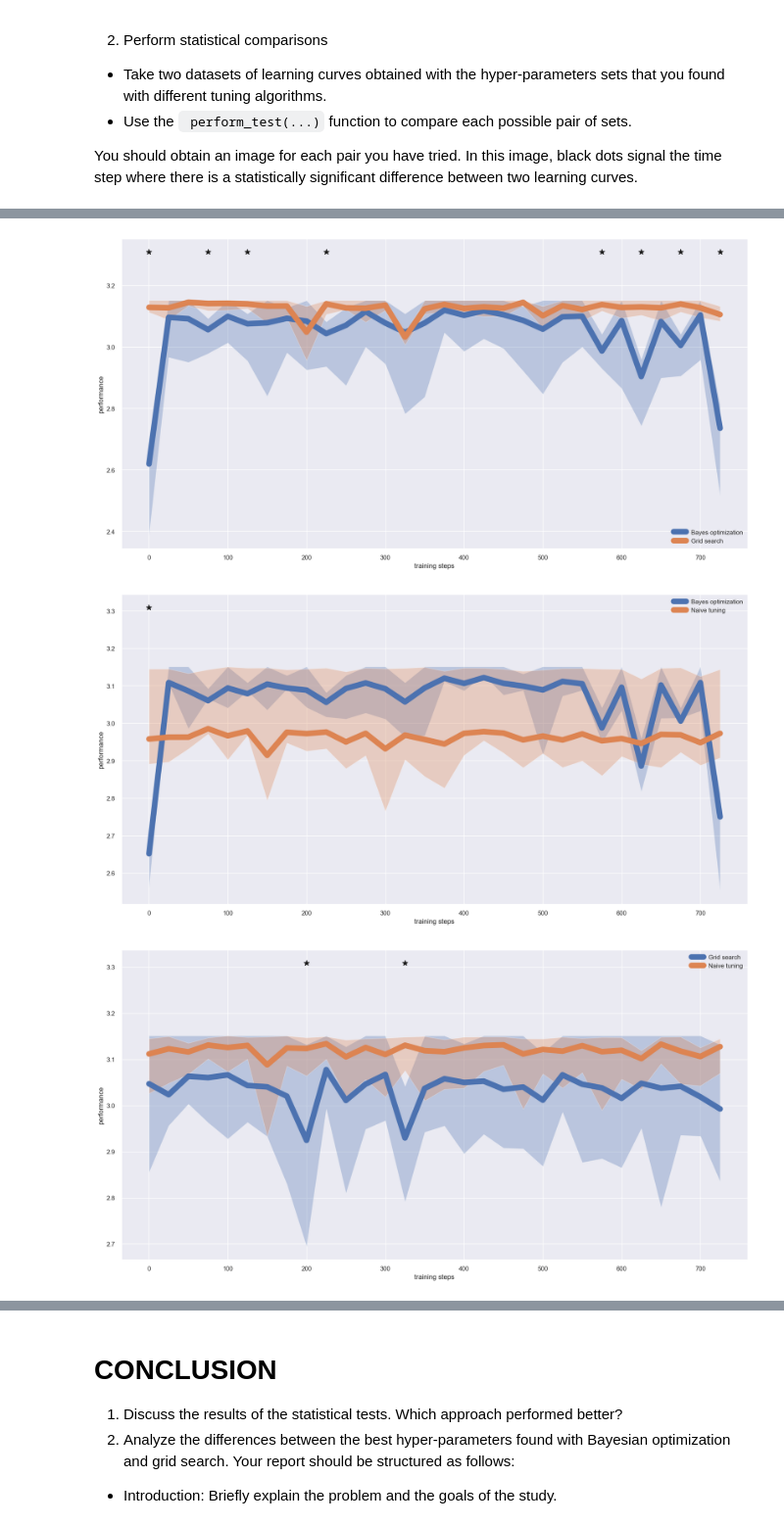
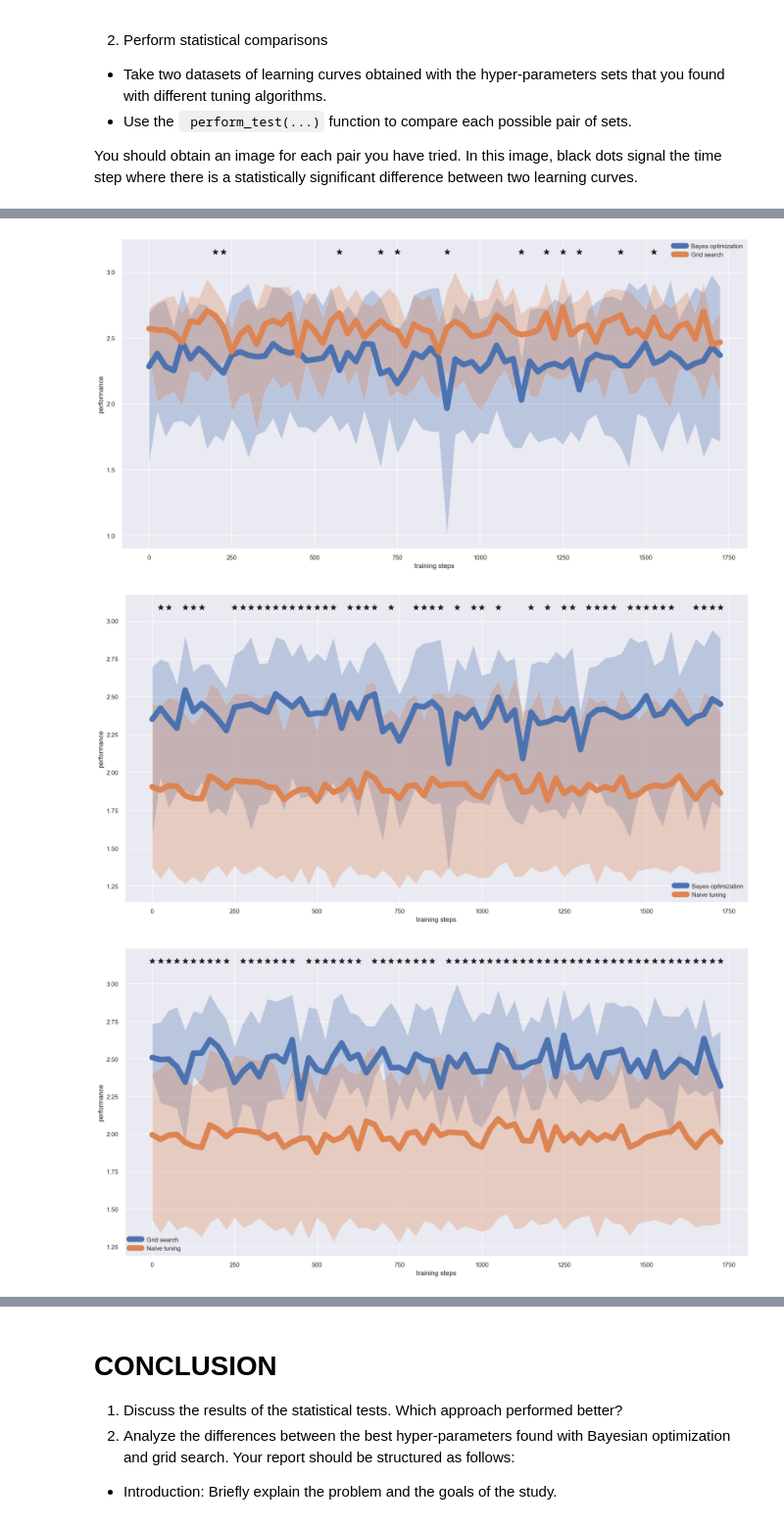
Before and after one commit to vskarleas/ROB4-S8-Reinforcement_learning, a Jupyter notebook: TP/TP3/ARIDI_SKARLEAS_actor_critic.ipynb, the cells around one changed output, grey strips where cells are left out. Shown at 98% size. Drawn from its saved outputs; the diff is of its cells as text; code cells hidden in the pictures.

```diff
--- a/TP/TP3/ARIDI_SKARLEAS_actor_critic.ipynb
+++ b/TP/TP3/ARIDI_SKARLEAS_actor_critic.ipynb
@@ -521,22 +517,22 @@ Using it is not mandatory.
 You can also change the value of hyper-parameters or environment parameters at will.
 # %%
 ac_params = {
-    "save_curves": True,
-    "save_heatmap": True,
+    "save_curves": False,
+    "save_heatmap": False,
     "mdp": {
         "name": "MazeMDP-v0",
         "width": 5,
         "height": 5,
-        "ratio": 0.2,
+        "ratio": 0.5,
         "render_mode": "rgb_array", # "human",
         },
 
     "log_dir": "./tmp",
     "video_dir": "./tmp/videos",
 
-    "nb_episodes": 1000,
-    "render": False, # True if we it go faster
-    "nb_repeats": 50,
+    "nb_episodes": 400,
+    "render": False, # True if we want to visualise the episode but it will be longer
+    "nb_repeats": 80,
 
     "alpha_critic": 0.5,
     "alpha_actor": 0.5,
@@ -834,7 +814,7 @@ You should obtain an image for each pair you have tried.
 In this image, black dots signal the time step where there is a statistically significant difference between two learning curves.
 # %%
 # Number of runs for statistical significance
-nb_runs = 150
+nb_runs = 350
 
 # Initialize performance arrays
 perf_naive = []  # Dataset for naive tuning
@@ -847,10 +827,10 @@ for i in range(nb_runs):
     if i % 10 == 0:  # Progress indicator
         print(f"Progress: {i}/{nb_runs}")
 
-    # Run Bayesian optimization version
+    # Running the actor critic algorithm using the Bayesian and Grid search methods to find the a-critic and a-actor parameters
     v_Bayes, steps_Bayes = actor_critic_v(
         mdp,
-        nb_episodes=cfg.nb_episodes,
+        nb_episodes=45,
         alpha_critic=best_Bayes['alpha_critic'],
         alpha_actor=best_Bayes['alpha_actor'],
         render=False
@@ -859,18 +839,18 @@ for i in range(nb_runs):
     # Run grid search version
     v_grid, steps_grid = actor_critic_v(
         mdp,
-        nb_episodes=cfg.nb_episodes,
+        nb_episodes=45,
         alpha_critic=best_grid['alpha_critic'],
         alpha_actor=best_grid['alpha_actor'],
         render=False
     )
 
-    # Run naive version with default parameters
+    # Run naive version with default parameters that we choose
     v_naive, steps_naive = actor_critic_v(
         mdp,
-        nb_episodes=cfg.nb_episodes,
-        alpha_critic=0.5,  # default value
-        alpha_actor=0.5,   # default value
+        nb_episodes=45,
+        alpha_critic=0.5,  # we choose the values
+        alpha_actor=0.5,
         render=False
     )
 
@@ -925,3 +905,3 @@ Naive Tuning        - Mean: 3.05 ± 0.27
-[figure, old version]
+[figure, new version]
-[figure, old version]
+[figure, new version]
-[figure, old version]
+[figure, new version]
```
Also changed, not shown: parts of 14 cells of this notebook, 6 other files.
